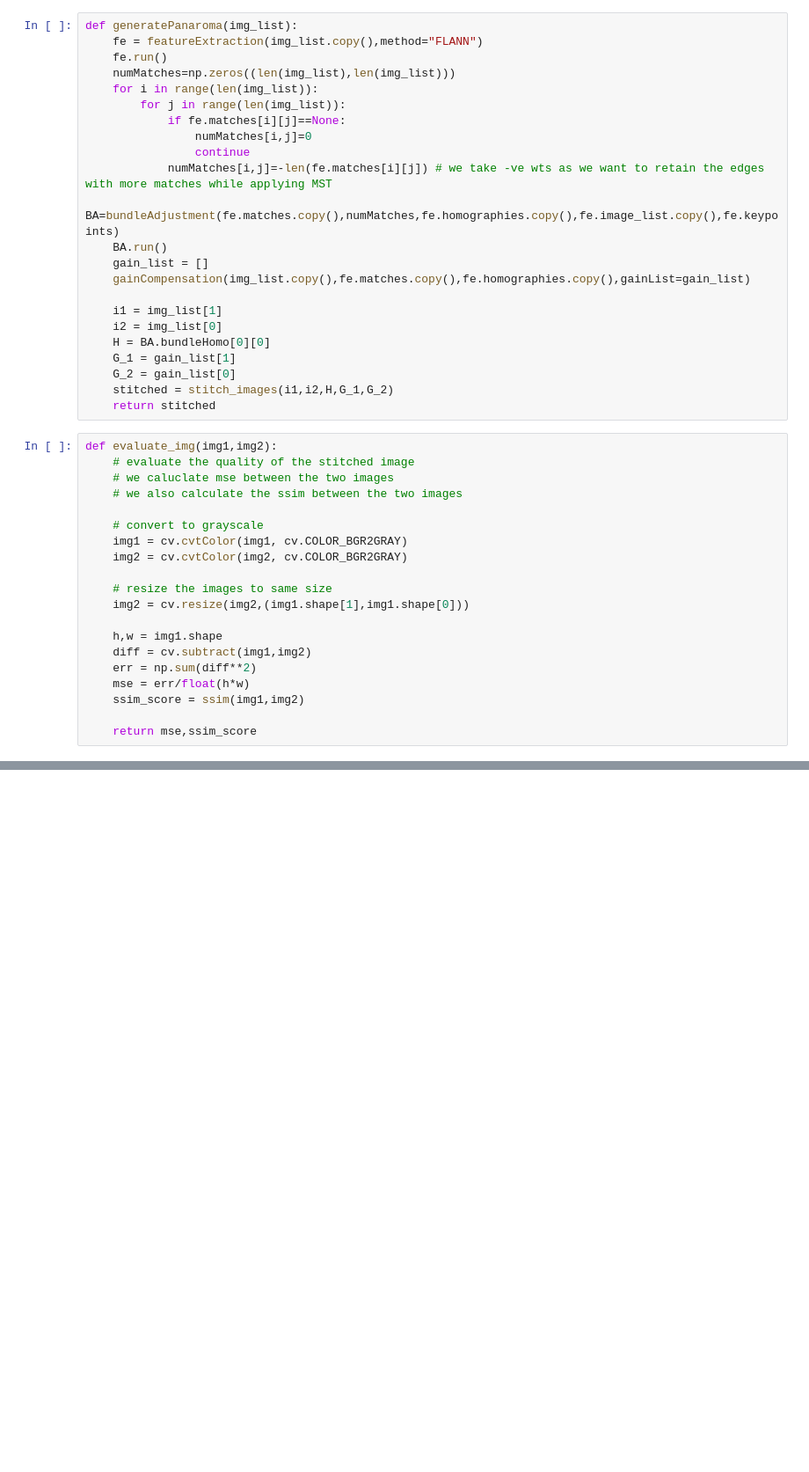
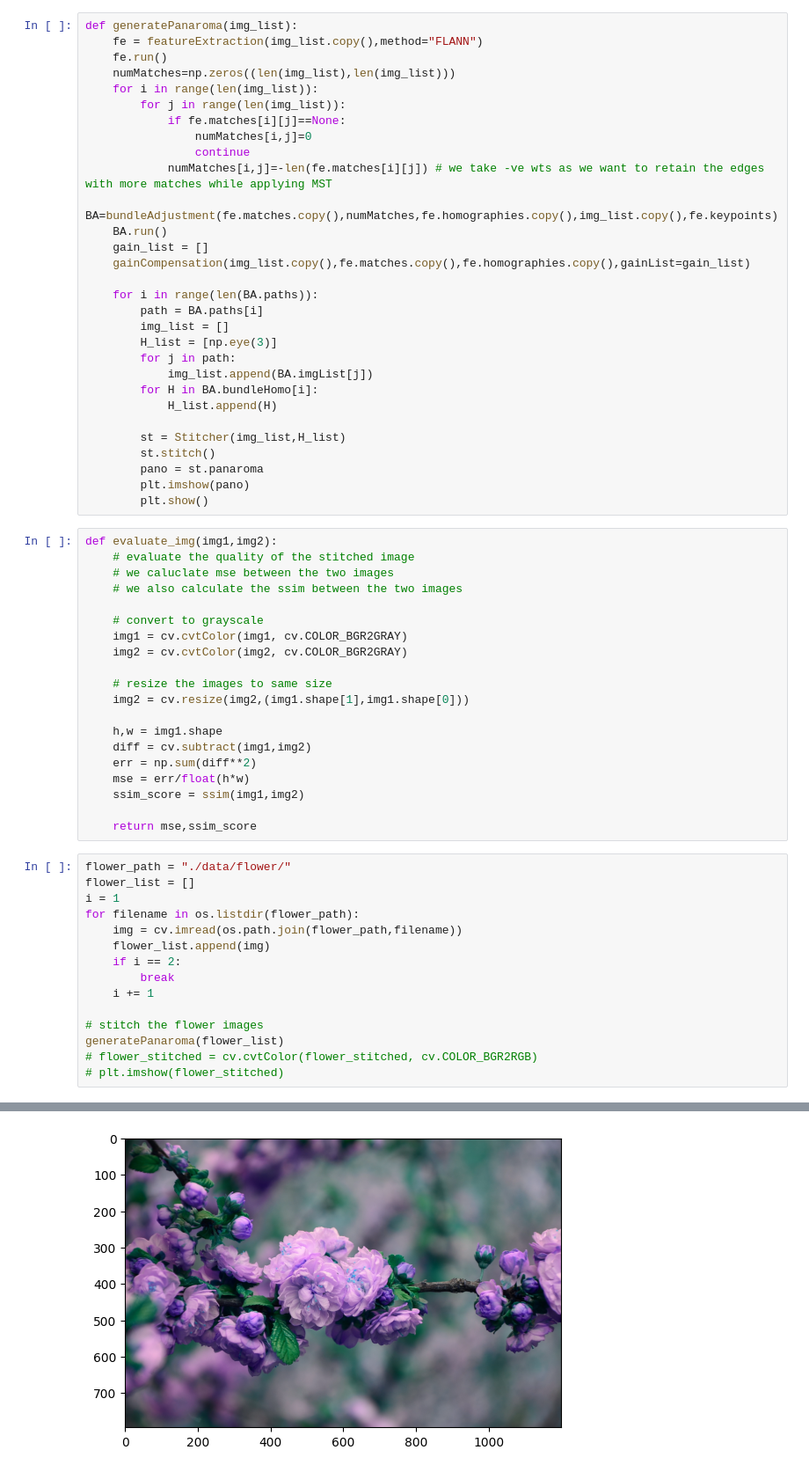
Before and after one commit to gautamxyz/Automatic-Panoramic-Image-Stitching-using-Invariant-Features, a Jupyter notebook: analysis.ipynb, the cells around one changed output, grey strips where cells are left out. Shown at 88% size. Cells and saved outputs as stored; diff of their text form; blank space fills up the shorter version.

Commit message:
Added single band stitching

```diff
--- a/analysis.ipynb
+++ b/analysis.ipynb
@@ -89,18 +101,25 @@ def generatePanaroma(img_list):
                 numMatches[i,j]=0
                 continue
             numMatches[i,j]=-len(fe.matches[i][j]) # we take -ve wts as we want to retain the edges with more matches while applying MST
-    BA=bundleAdjustment(fe.matches.copy(),numMatches,fe.homographies.copy(),fe.image_list.copy(),fe.keypoints)
+    BA=bundleAdjustment(fe.matches.copy(),numMatches,fe.homographies.copy(),img_list.copy(),fe.keypoints)
     BA.run()
     gain_list = []
     gainCompensation(img_list.copy(),fe.matches.copy(),fe.homographies.copy(),gainList=gain_list)
 
-    i1 = img_list[1]
-    i2 = img_list[0]
-    H = BA.bundleHomo[0][0]
-    G_1 = gain_list[1]
-    G_2 = gain_list[0]
-    stitched = stitch_images(i1,i2,H,G_1,G_2)
-    return stitched
+    for i in range(len(BA.paths)):
+        path = BA.paths[i]
+        img_list = []
+        H_list = [np.eye(3)]
+        for j in path:
+            img_list.append(BA.imgList[j])
+        for H in BA.bundleHomo[i]:
+            H_list.append(H)
+
+        st = Stitcher(img_list,H_list)
+        st.stitch()
+        pano = st.panaroma
+        plt.imshow(pano)
+        plt.show()
 # %%
 def evaluate_img(img1,img2):
     # evaluate the quality of the stitched image
@@ -121,3 +140,19 @@ def evaluate_img(img1,img2):
     ssim_score = ssim(img1,img2)
 
     return mse,ssim_score
+# %%
+flower_path = "./data/flower/"
+flower_list = []
+i = 1
+for filename in os.listdir(flower_path):
+    img = cv.imread(os.path.join(flower_path,filename))
+    flower_list.append(img)
+    if i == 2:
+        break
+    i += 1
+
+# stitch the flower images
+generatePanaroma(flower_list)
+# flower_stitched = cv.cvtColor(flower_stitched, cv.COLOR_BGR2RGB)
+# plt.imshow(flower_stitched)
+# %% [output]
@@ -123,0 +169 @@ def evaluate_img(img1,img2):
+[figure, added]
```
Also changed, not shown: parts of 5 cells of this notebook, 2 other files.
